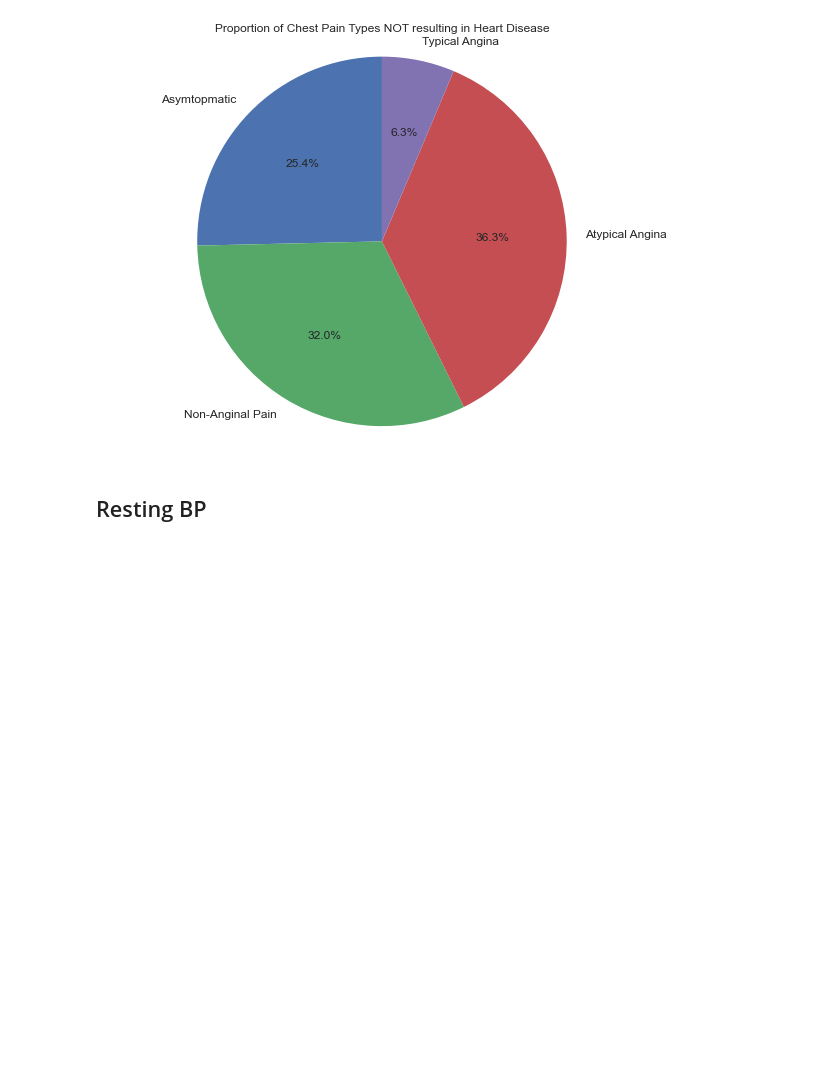
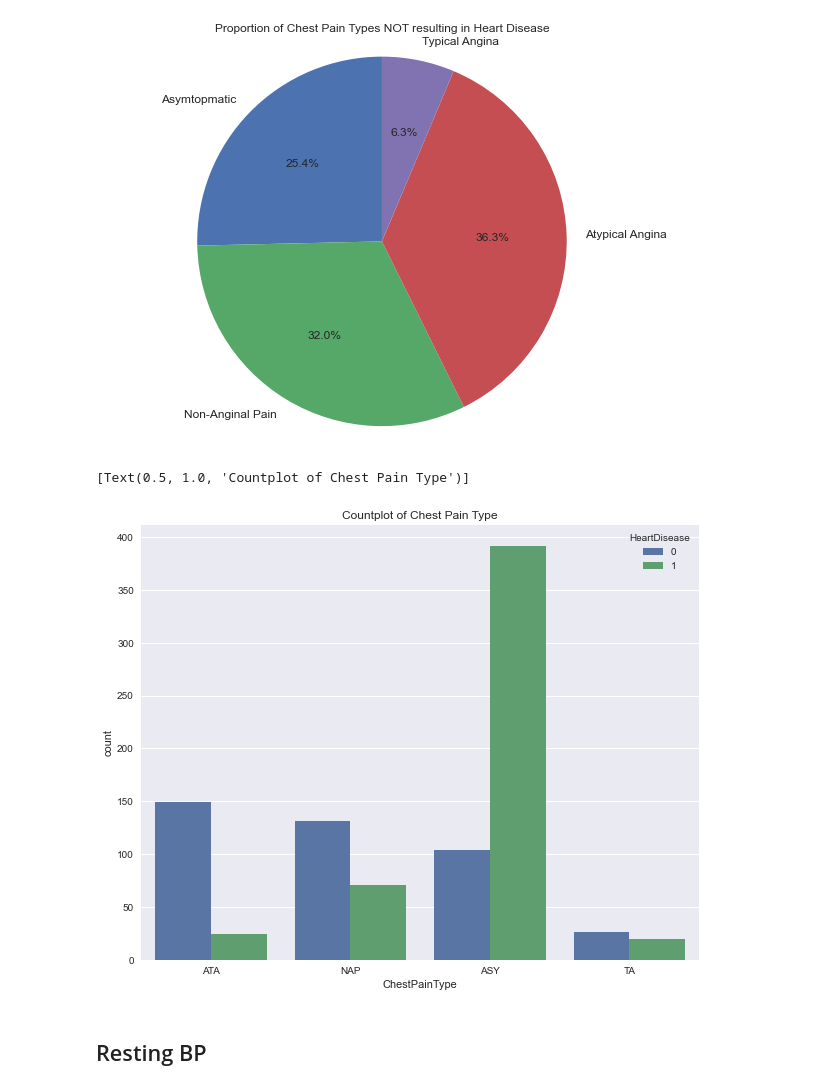
Before and after one commit to TYXuan/heart, a Jupyter notebook: eda.ipynb, the cells around one changed output. Cells and saved outputs as stored; diff of their text form; code cells hidden in the pictures; blank space fills up the shorter version.

```diff
--- a/eda.ipynb
+++ b/eda.ipynb
@@ -148,0 +172,7 @@ df=df.drop(df.index[449])
+# %%
+zero_cholesterol_no_heartdisease_cond = (df['Cholesterol'] == 0) & (df['HeartDisease'] == 0)
+zero_cholesterol_heartdisease_cond = (df['Cholesterol'] == 0) & (df['HeartDisease'] == 1)
+# %%
+df['Cholesterol'] = np.where(zero_cholesterol_no_heartdisease_cond, mean_positive_cholesterol_no_heartdisease, df['Cholesterol'])
+# %%
+df['Cholesterol'] = np.where(zero_cholesterol_heartdisease_cond, mean_positive_cholesterol_heartdisease, df['Cholesterol'])
@@ -148,0 +181,3 @@ df=df.drop(df.index[449])
+# %%
+ecg_dict = {'Normal':0, 'ST':1, 'LVH':2}
+df['RestingECG_rank'] = df['RestingECG'].replace(ecg_dict)
@@ -244,6 +288,12 @@ plt.title('Proportion of Chest Pain Types NOT resulting in Heart Disease')
 plt.show()
 # %% [output]
 [figure]
+# %%
+plt.figure(figsize=(10,8))
+sns.countplot(data=df, x='ChestPainType', hue='HeartDisease').set(title='Countplot of Chest Pain Type')
+# %% [output]
+[Text(0.5, 1.0, 'Countplot of Chest Pain Type')]
+[figure, added]
 # %% [markdown]
 ## Resting BP
 # %%
```
Also changed, not shown: parts of 23 cells of this notebook.
